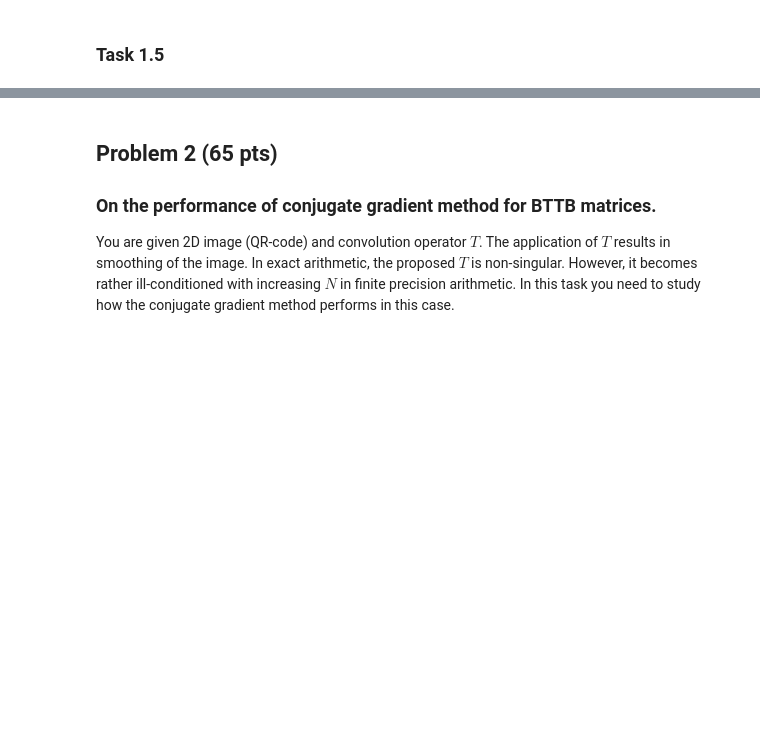
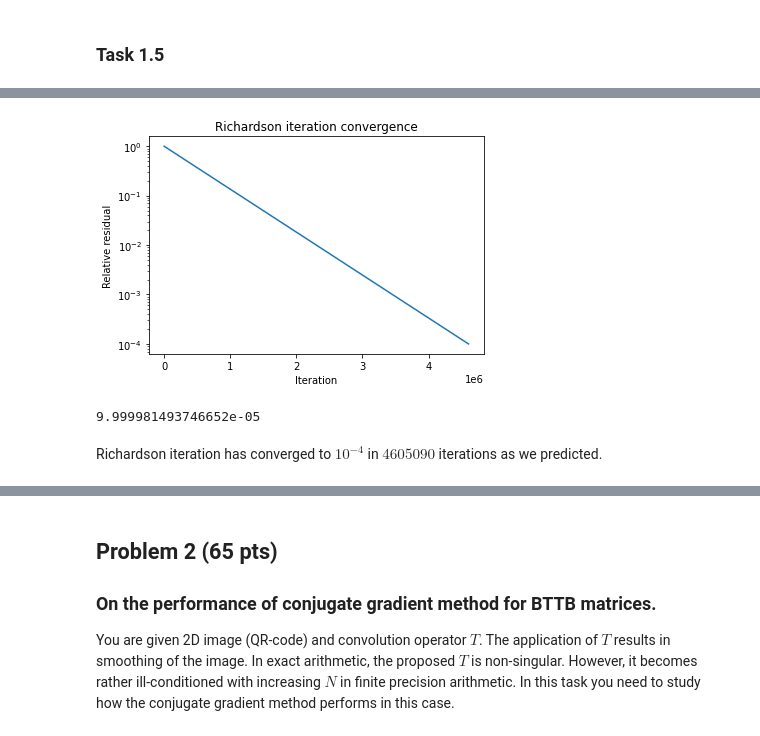
Before and after one commit to ArtemVergazov/nla2021, a Jupyter notebook: hw/hw3/Artem_Vergazov_PS3.ipynb, the cells around one changed output, grey strips where cells are left out. Saved outputs shown, nothing was run; the diff lists cells and outputs as text; code cells hidden in the pictures; blank space fills up the shorter version.

```diff
--- a/hw/hw3/Artem_Vergazov_PS3.ipynb
+++ b/hw/hw3/Artem_Vergazov_PS3.ipynb
@@ -104,13 +103,0 @@ import scipy as sc
-# %%
-A = np.zeros((1001, 1001))
-A[:-1, :-1] = np.diag(np.arange(1, 1001) / 10)
-A[-1, -1] = 1000
-A = sc.sparse.csc_matrix(A)
-it = 1
-
-def cb(x):
-    cb.it += 1
-    print(cb.it)
-cb.it = 0
-
-sc.sparse.linalg.cg(A, np.random.random(size=(1001,)), tol=1e-4, callback=cb)
@@ -151,0 +104,3 @@ vec = lambda X: np.reshape(X)
+# %%
+def get_A(n=1000):
+    return scp.diags((*list(np.arange(1, n + 1) / n), n), format='csr')
@@ -151,0 +121,22 @@ vec = lambda X: np.reshape(X)
+# %%
+def richardson(b, tol=1e-4, x=None):
+    A = get_A(b.size - 1)
+    tau = 2 / (A[0, 0] + A[-1, -1])
+    if x is None:
+        x = np.ones((A.shape[0], 1))
+    e0 = np.linalg.norm(A @ x - b)
+    err = e0
+    res = [1.]
+
+    while err > tol and len(res) <= 1e9:
+        r = A @ x - b
+        x -= tau * r
+        err = np.linalg.norm(r) / e0
+        res.append(err)
+
+    if len(res) > 1e9:
+        print(f'Max number of iterations reached - {len(res)}')
+    return x, res
+# %%
+_, res = richardson(np.ones((1001, 1)))
+print(f'Richardson iteration took {len(res)} iterations')
@@ -151,0 +147,13 @@ vec = lambda X: np.reshape(X)
+# %%
+plt.semilogy(res)
+plt.xlabel('Iteration')
+plt.ylabel('Relative residual')
+plt.title('Richardson iteration convergence');
+# %% [output]
+[figure, added]
+# %%
+min(res)
+# %% [output]
+9.999981493746652e-05
+# %% [markdown]
+Richardson iteration has converged to $10^{-4}$ in $4605090$ iterations as we predicted.
```
Also changed, not shown: parts of 16 cells of this notebook, 7 other files.
